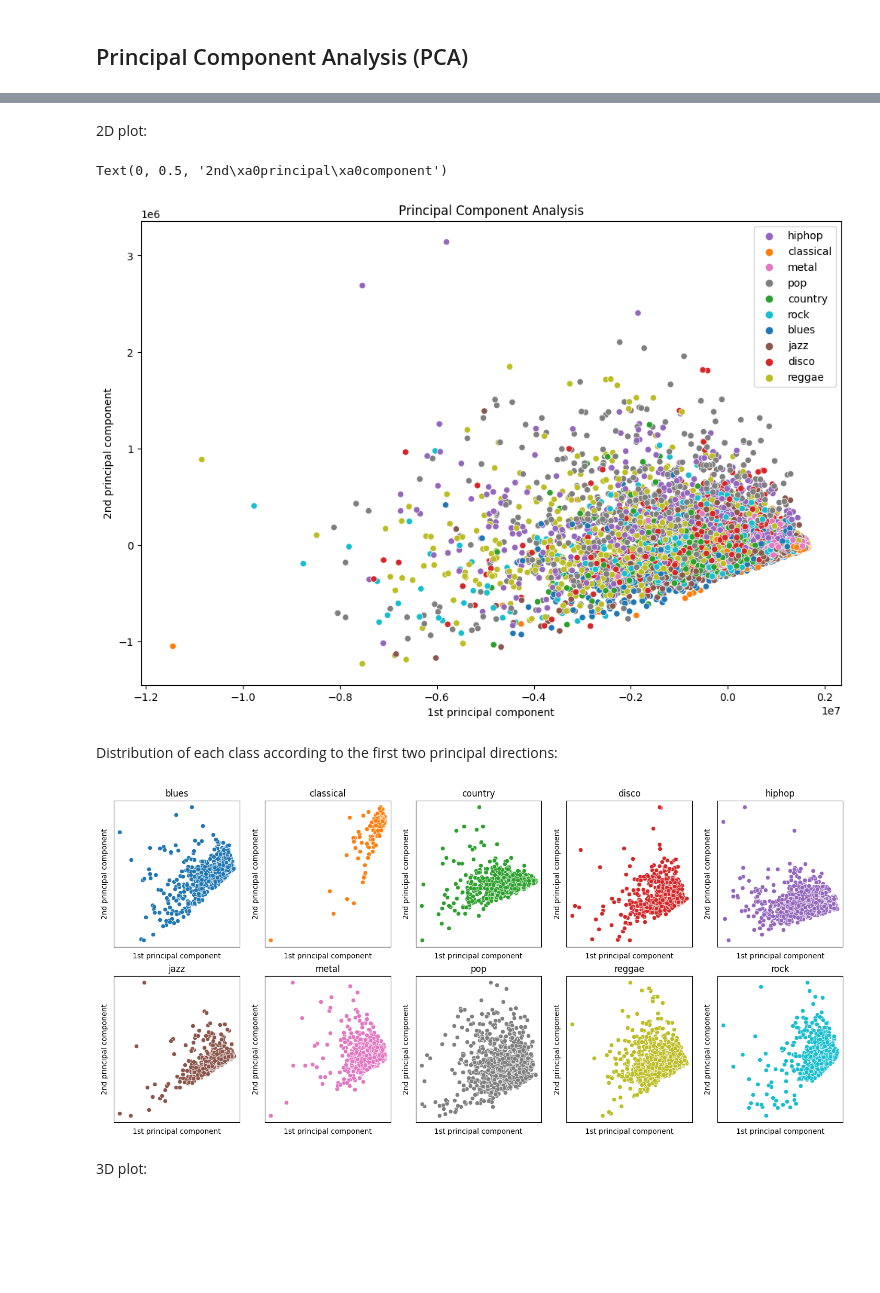
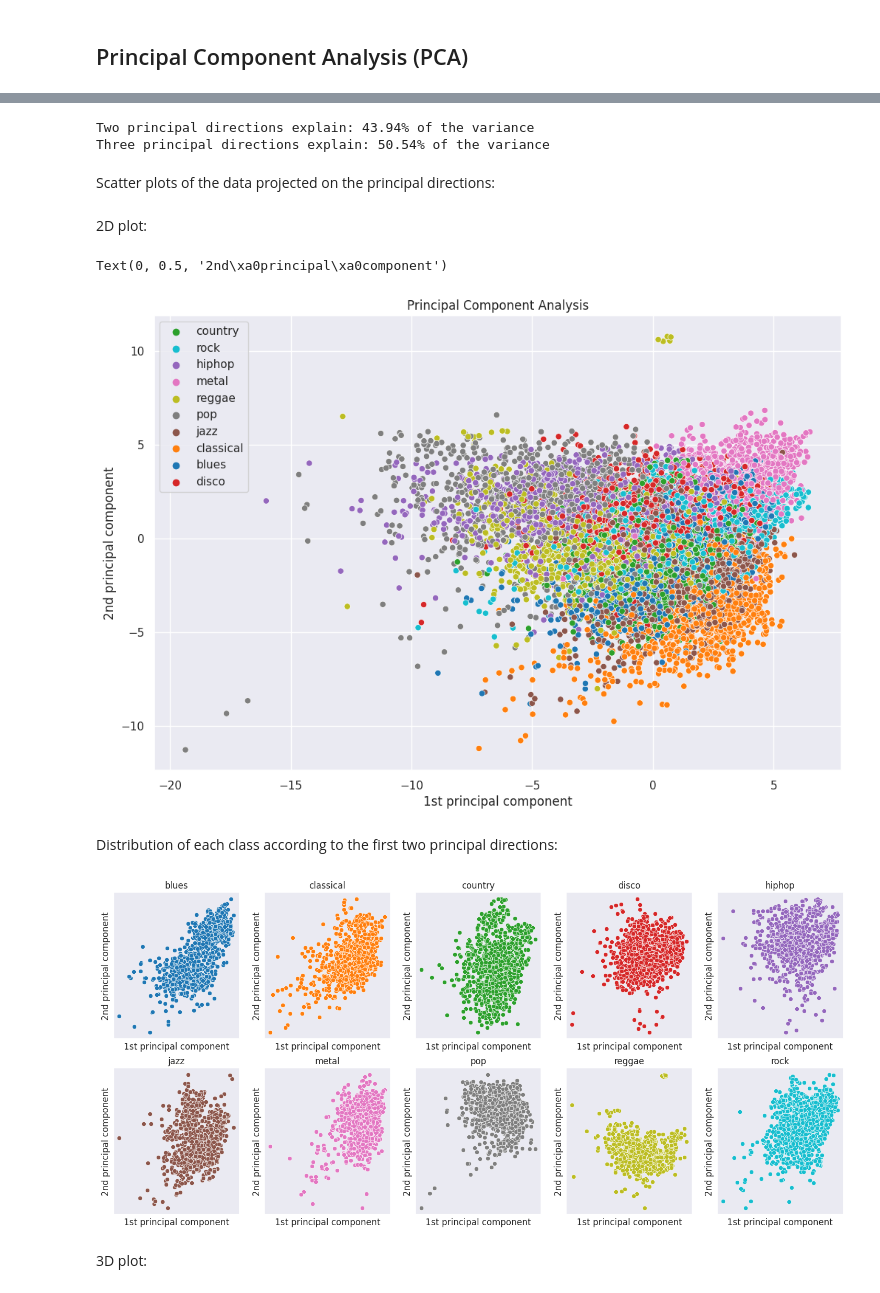
Before and after one commit to albertopirillo/naml-project-2023, a Jupyter notebook: EDA.ipynb, the cells around one changed output, grey strips where cells are left out. Drawn from its saved outputs; the diff is of its cells as text; code cells hidden in the pictures; blank space fills up the shorter version.

```diff
--- a/EDA.ipynb
+++ b/EDA.ipynb
@@ -5,6 +5,7 @@ import numpy as np
 import pandas as pd
 import seaborn as sns
 import matplotlib.pyplot as plt
+sns.set_theme()
 # %% [markdown]
 ## Importing the data
 # %%
@@ -144,0 +138,10 @@ X = A.T - AT_mean[:, np.newaxis]
+# %%
+df_num = df.select_dtypes(include='number')
+df_norm = (df_num - df_num.mean()) / df_num.std()
+df[df_norm.columns] = df_norm
+df_numpy = df.to_numpy()
+# %%
+np.random.shuffle(df_numpy)
+labels = df_numpy[:, -1]
+A = (df_numpy[:, :-1]).astype(np.float32)
+X = A.T
@@ -164,2 +169,10 @@ axs[2].loglog(explained_variance, "o-")
+# %%
+print(f"Two principal directions explain: {explained_variance[2]:.2%} of the variance")
+print(f"Three principal directions explain: {explained_variance[3]:.2%} of the variance")
+# %% [output]
+Two principal directions explain: 43.94% of the variance
+Three principal directions explain: 50.54% of the variance
+# %% [markdown]
+Scatter plots of the data projected on the principal directions:
 # %%
 genres = ['blues', 'classical', 'country', 'disco', 'hiphop', 'jazz', 'metal', 'pop', 'reggae', 'rock']
@@ -177,21 +189,21 @@ ax.set_xlabel('1st principal component')
 ax.set_ylabel('2nd principal component')
 # %% [output]
 Text(0, 0.5, '2nd\xa0principal\xa0component')
-[figure, old version]
+[figure, new version]
 # %% [markdown]
 Distribution of each class according to the first two principal directions:
 # %%
 fig, axs = plt.subplots(2, 5, figsize=(18,8))
 axs = axs.flatten()
 for i in range(len(genres)):
     axs[i].set_title(genres[i])
     axs[i].set_xlabel('1st principal component')
     axs[i].set_ylabel('2nd principal component')
     axs[i].set_xticks([])
     axs[i].set_yticks([])
-    mask = labels == genres[i]
+    mask = (labels == genres[i])
     sns.scatterplot(x=Phi[0, mask], y=Phi[1, mask], color=colors[i], ax=axs[i])
 # %% [output]
-[figure, old version]
+[figure, new version]
 # %% [markdown]
 3D plot:
```
Also changed, not shown: parts of 20 cells of this notebook.
